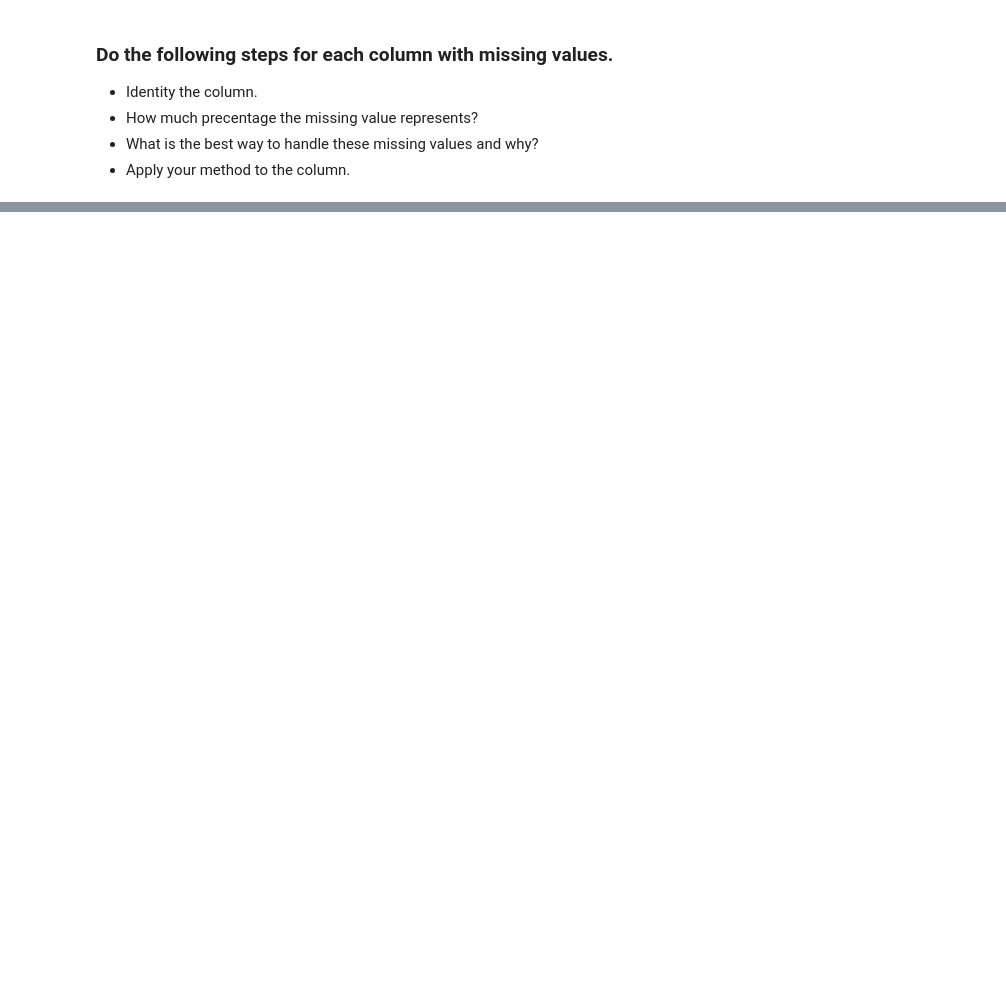
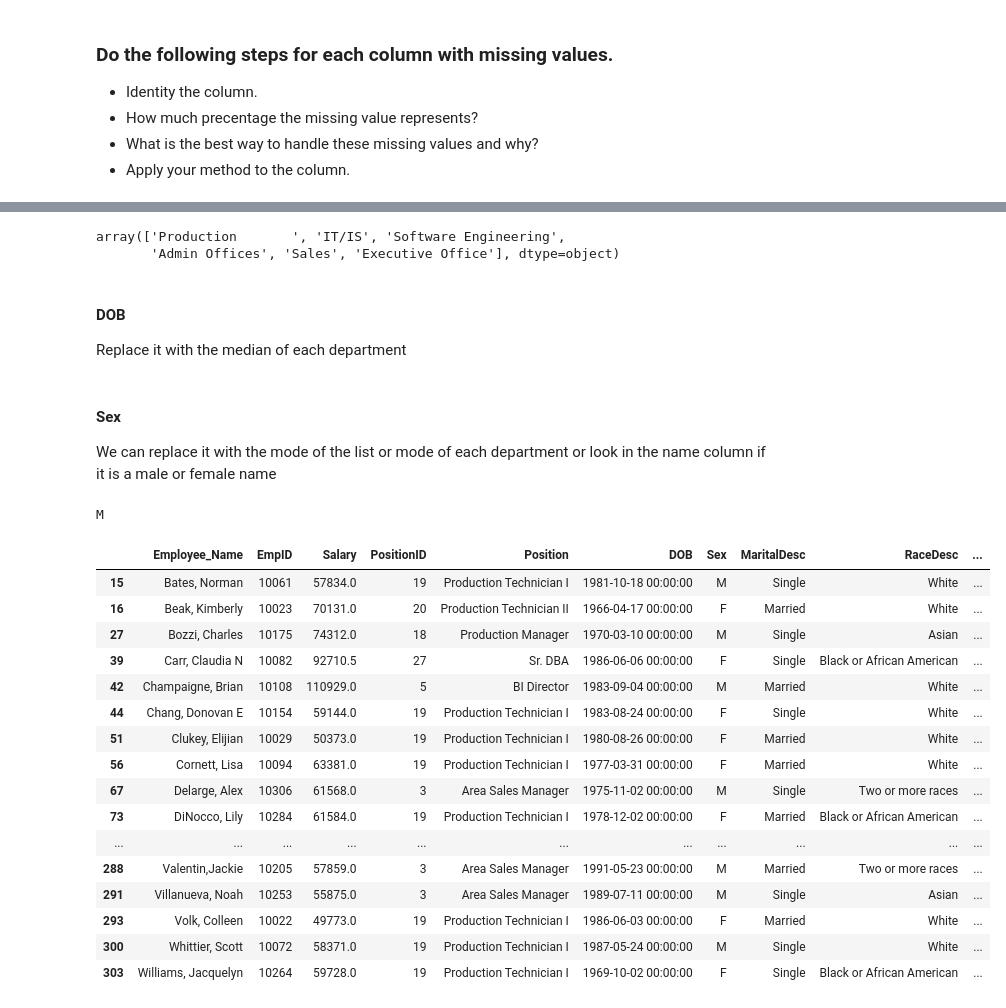
Before and after one commit to Tuwaiq-Data-Science-Bootcamp-V4/Missing-Data-Lab, a Jupyter notebook: Missing_Data_Assignment.ipynb, the cells around one changed output, grey strips where cells are left out. Saved outputs shown, nothing was run; the diff lists cells and outputs as text; code cells hidden in the pictures; blank space fills up the shorter version.

```diff
--- a/Missing_Data_Assignment.ipynb
+++ b/Missing_Data_Assignment.ipynb
@@ -19,0 +222,5 @@
+# %%
+df.Department.unique()
+# %% [output]
+array(['Production       ', 'IT/IS', 'Software Engineering',
+       'Admin Offices', 'Sales', 'Executive Office'], dtype=object)
@@ -19,0 +247,74 @@
+# %% [markdown]
+#### DOB
+Replace it with the median of each department
+# %%
+dept_IT_mask = (df['Department'] == 'IT/IS') & (df['DOB'].isnull())
+dept_Pro_mask = (df['Department'] == 'Production       ') & (df['DOB'].isnull())
+dept_AO_mask = (df['Department'] == 'Admin Offices') & (df['DOB'].isnull())
+dept_Sales_mask = (df['Department'] == 'Sales') & (df['DOB'].isnull())
+
+df.loc[dept_IT_mask, 'DOB'] = df.loc[df['Department'] == 'IT/IS','DOB'].median()
+df.loc[dept_Sales_mask, 'DOB'] = df.loc[df['Department'] == 'Sales','DOB'].median()
+df.loc[dept_Pro_mask, 'DOB'] = df.loc[df['Department'] == 'Production       ','DOB'].median()
+df.loc[dept_AO_mask, 'DOB'] = df.loc[df['Department'] == 'Admin Offices','DOB'].median()
+# %% [markdown]
+#### Sex
+We can replace it with the mode of the list or mode of each department or look in the name column if it is a male or female name
+# %%
+dept_name_mask = (df['Employee_Name'] != 'Unknown Name') & (df['Sex'].isnull())
+#df[dept_name_mask].index # here it will show us a subset of the emp names and their gender is missing
+#so we can fill them manually using a dictionary maybe or we can use the mode
+genders = {'index': df.loc[dept_name_mask].index.tolist(), 'name': df.loc[dept_name_mask]['Employee_Name'].tolist()}
+genders = pd.DataFrame(genders)
+# %%
+'''
+Other solution is to use the names dataset from nltk library
+'''
+import nltk
+# import ssl
+
+# try:
+#     _create_unverified_https_context = ssl._create_unverified_context
+# except AttributeError:
+#     pass
+# else:
+#     ssl._create_default_https_context = _create_unverified_https_context
+
+# nltk.download('names')
+from nltk.corpus import names
+
+male_names = set(names.words('male.txt'))
+female_names = set(names.words('female.txt'))
+
+def detect_gender(name):
+    #name = name.lower()
+    name = name.split(',')[1].strip()
+    if male_names.intersection([name]):
+        return 'M'
+    elif female_names.intersection([name]):
+        return 'F'
+    else:
+        return df['Sex'].mode()[0]
+print(detect_gender('Bates, Norman'))
+for i, r in df[dept_name_mask].iterrows():
+    df.loc[i,'Sex'] = detect_gender(r['Employee_Name'])
+df.loc[dept_name_mask]
+# %% [output]
+M
+|  | Employee_Name | EmpID | Salary | PositionID | Position | DOB | Sex | MaritalDesc | RaceDesc | ... |
+| 15 | Bates, Norman | 10061 | 57834.0 | 19 | Production Technician I | 1981-10-18 00:00:00 | M | Single | White | ... |
+| 16 | Beak, Kimberly | 10023 | 70131.0 | 20 | Production Technician II | 1966-04-17 00:00:00 | F | Married | White | ... |
+| 27 | Bozzi, Charles | 10175 | 74312.0 | 18 | Production Manager | 1970-03-10 00:00:00 | M | Single | Asian | ... |
+| 39 | Carr, Claudia N | 10082 | 92710.5 | 27 | Sr. DBA | 1986-06-06 00:00:00 | F | Single | Black or African American | ... |
+| 42 | Champaigne, Brian | 10108 | 110929.0 | 5 | BI Director | 1983-09-04 00:00:00 | M | Married | White | ... |
+| 44 | Chang, Donovan E | 10154 | 59144.0 | 19 | Production Technician I | 1983-08-24 00:00:00 | F | Single | White | ... |
+| 51 | Clukey, Elijian | 10029 | 50373.0 | 19 | Production Technician I | 1980-08-26 00:00:00 | F | Married | White | ... |
+| 56 | Cornett, Lisa | 10094 | 63381.0 | 19 | Production Technician I | 1977-03-31 00:00:00 | F | Married | White | ... |
+| 67 | Delarge, Alex | 10306 | 61568.0 | 3 | Area Sales Manager | 1975-11-02 00:00:00 | M | Single | Two or more races | ... |
+| 73 | DiNocco, Lily | 10284 | 61584.0 | 19 | Production Technician I | 1978-12-02 00:00:00 | F | Married | Black or African American | ... |
+| ... | ... | ... | ... | ... | ... | ... | ... | ... | ... | ... |
+| 288 | Valentin,Jackie | 10205 | 57859.0 | 3 | Area Sales Manager | 1991-05-23 00:00:00 | M | Married | Two or more races | ... |
+| 291 | Villanueva, Noah | 10253 | 55875.0 | 3 | Area Sales Manager | 1989-07-11 00:00:00 | M | Single | Asian | ... |
+| 293 | Volk, Colleen | 10022 | 49773.0 | 19 | Production Technician I | 1986-06-03 00:00:00 | F | Married | White | ... |
+| 300 | Whittier, Scott | 10072 | 58371.0 | 19 | Production Technician I | 1987-05-24 00:00:00 | M | Single | White | ... |
+| 303 | Williams, Jacquelyn | 10264 | 59728.0 | 19 | Production Technician I | 1969-10-02 00:00:00 | F | Single | Black or African American | ... |
```
Also changed, not shown: parts of 27 cells of this notebook.
